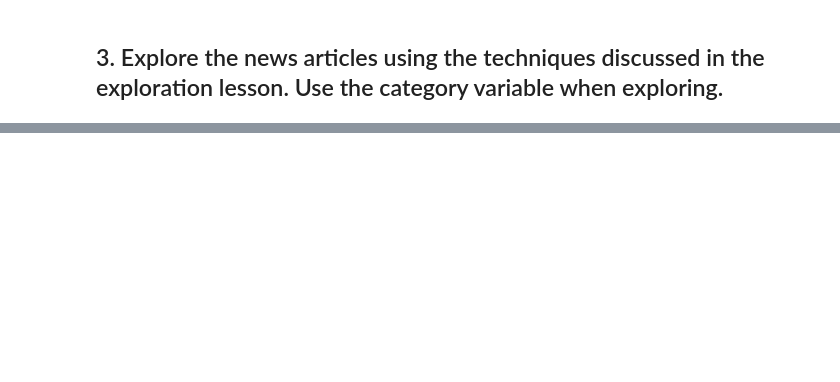
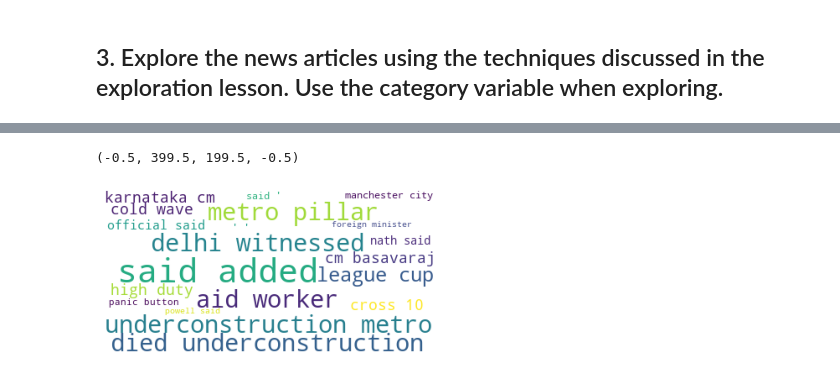
Before and after one commit to markydoug/natural-language-processing-exercises, a Jupyter notebook: explore.ipynb, the cells around one changed output, grey strips where cells are left out. Cells and saved outputs as stored; diff of their text form; code cells hidden in the pictures; blank space fills up the shorter version.

```diff
--- a/explore.ipynb
+++ b/explore.ipynb
@@ -114,0 +293,2 @@ plt.show()
+# %%
+clean_news = p.prep_article_data(news, 'content')
@@ -114,0 +311,6 @@ plt.show()
+# %%
+news_words = ' '.join(clean_news.lemmatized).split()
+# %%
+news_bigrams = pd.Series(nltk.bigrams(news_words))
+# %%
+top_20_news_bigrams = news_bigrams.value_counts().head(20)
@@ -114,0 +337,11 @@ plt.show()
+# %%
+news_data = {k[0] + ' ' + k[1]: v for k, v in top_20_news_bigrams.to_dict().items()}
+
+img2 = WordCloud(background_color='white').generate_from_frequencies(news_data)
+# WordCloud() produces an image object, which can be displayed with plt.imshow
+plt.imshow(img2)
+# axis aren't very useful for a word cloud
+plt.axis('off')
+# %% [output]
+(-0.5, 399.5, 199.5, -0.5)
+[figure, added]
```
Also changed, not shown: parts of 25 cells of this notebook.
